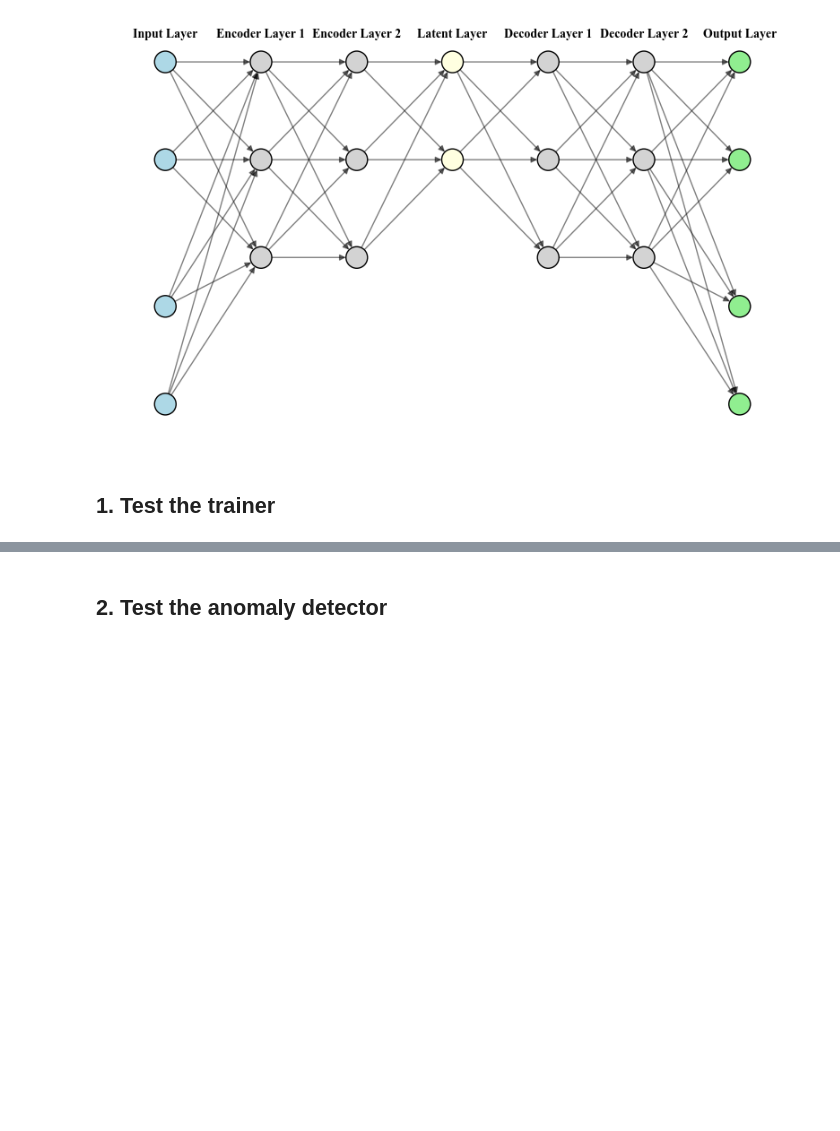
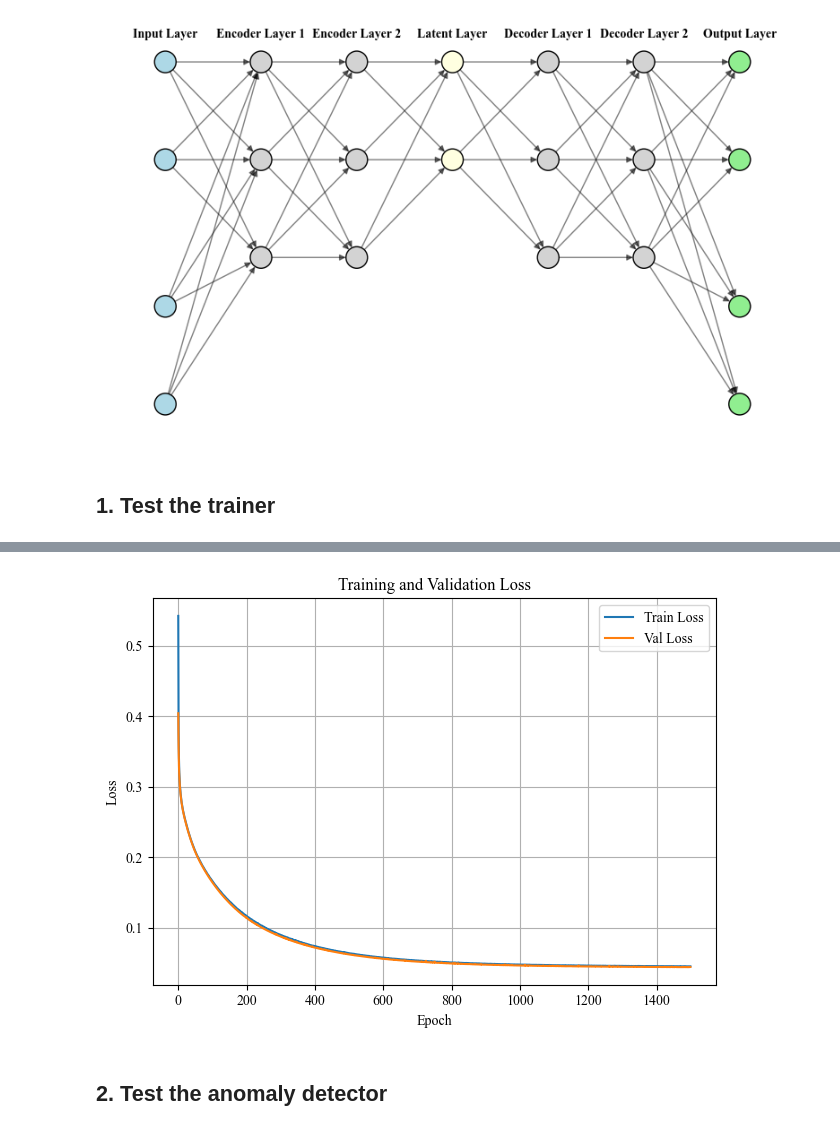
Before and after one commit to trinhkieuha/dp-shap-anomaly-detection, a Jupyter notebook: notebooks/03_Baseline_Model.ipynb, the cells around one changed output, grey strips where cells are left out. Drawn from its saved outputs; the diff is of its cells as text; code cells hidden in the pictures; blank space fills up the shorter version.

```diff
--- a/notebooks/03_Baseline_Model.ipynb
+++ b/notebooks/03_Baseline_Model.ipynb
@@ -139,23 +139,17 @@ draw_colored_annotated_autoencoder_graph()
     real_cols=real_cols,
     binary_cols=binary_cols,
     all_cols=all_cols,
-    hidden_dims=(64,),
-    learning_rate=0.02,
-    dropout_rate=0.35238800530161296,
-    lam=1e-4,
+    hidden_dims=(64, 32),
+    learning_rate=0.00889867087174694,
+    dropout_rate=0.0007949481727942,
+    lam=0.0016505096316511,
     gamma=0.999,
-    batch_size=64,
+    batch_size=83,
     verbose=True,
-    max_epochs=500,
+    max_epochs=1500,
     plot_losses=True
 )
-#Best parameters: {'hidden_dims': (64,)
-# , 'batch_size': 64
-# , 'dropout_rate': 0.35238800530161296
-# , 'learning_rate': 0.02
-# , 'lam': 0.0001
-# , 'gamma': 0.999
-# , 'threshold': 0.039907783269882195}
+#Best parameters: "(64, 32)",83,0.0007949481727942,0.0889867087174694,0.0016505096316511,0.999
 
 autoencoder = ae.train(X_train, X_train_validate)"""
 # %% [output]
@@ -163,3 +173,4 @@ autoencoder = ae.train(X_train, X_train_validate)"""
+[figure, added]
 # %% [markdown]
 ## 2. Test the anomaly detector
 # %%
```
Also changed, not shown: parts of 2 cells of this notebook, 9 other files.
